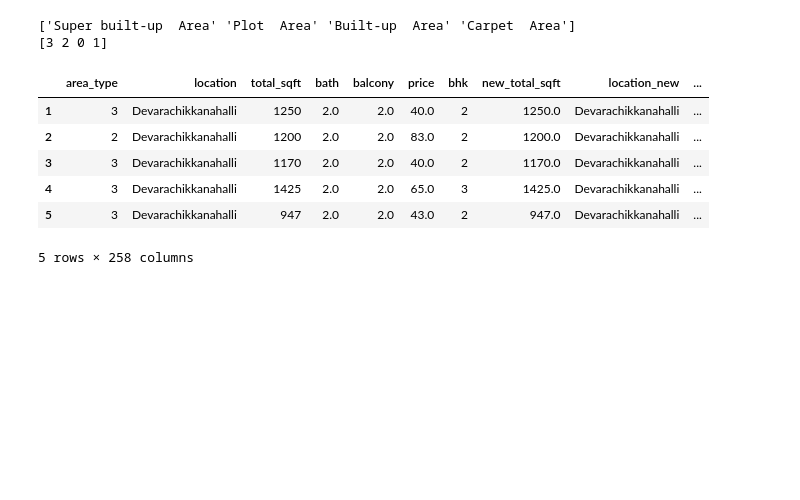
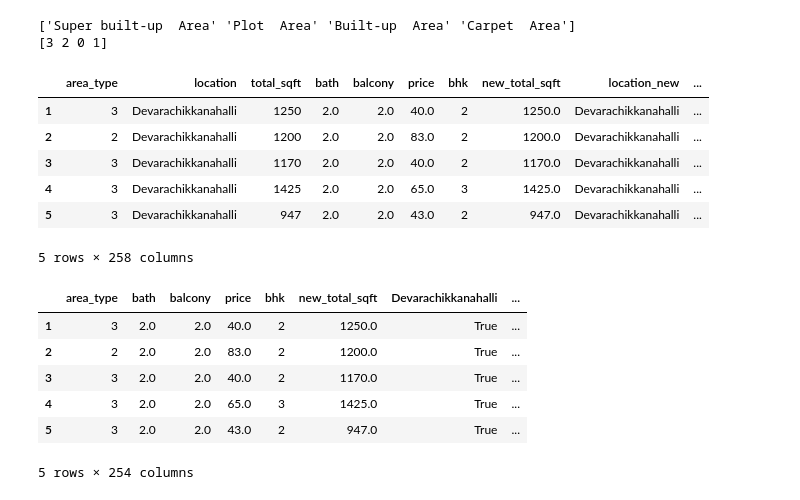
Before and after one commit to Vinushann/EstateInsight, a Jupyter notebook: src/data_preprocessing.ipynb, the cells around one changed output. Cells and saved outputs as stored; diff of their text form; code cells hidden in the pictures; blank space fills up the shorter version.

```diff
--- a/src/data_preprocessing.ipynb
+++ b/src/data_preprocessing.ipynb
@@ -521,3 +606,15 @@ df4.head()
 5 rows × 258 columns
 # %%
 df4 = df4.drop('location',axis='columns')
+# %%
+df4 = df4.drop('location_new',axis='columns')
+df4 = df4.drop(['total_sqft','bhk_float'],axis='columns')
+df4.head()
+# %% [output]
+|  | area_type | bath | balcony | price | bhk | new_total_sqft | Devarachikkanahalli | ... |
+| 1 | 3 | 2.0 | 2.0 | 40.0 | 2 | 1250.0 | True | ... |
+| 2 | 2 | 2.0 | 2.0 | 83.0 | 2 | 1200.0 | True | ... |
+| 3 | 3 | 2.0 | 2.0 | 40.0 | 2 | 1170.0 | True | ... |
+| 4 | 3 | 2.0 | 2.0 | 65.0 | 3 | 1425.0 | True | ... |
+| 5 | 3 | 2.0 | 2.0 | 43.0 | 2 | 947.0 | True | ... |
+5 rows × 254 columns
```
Also changed, not shown: parts of 10 cells of this notebook, 1 other file.
